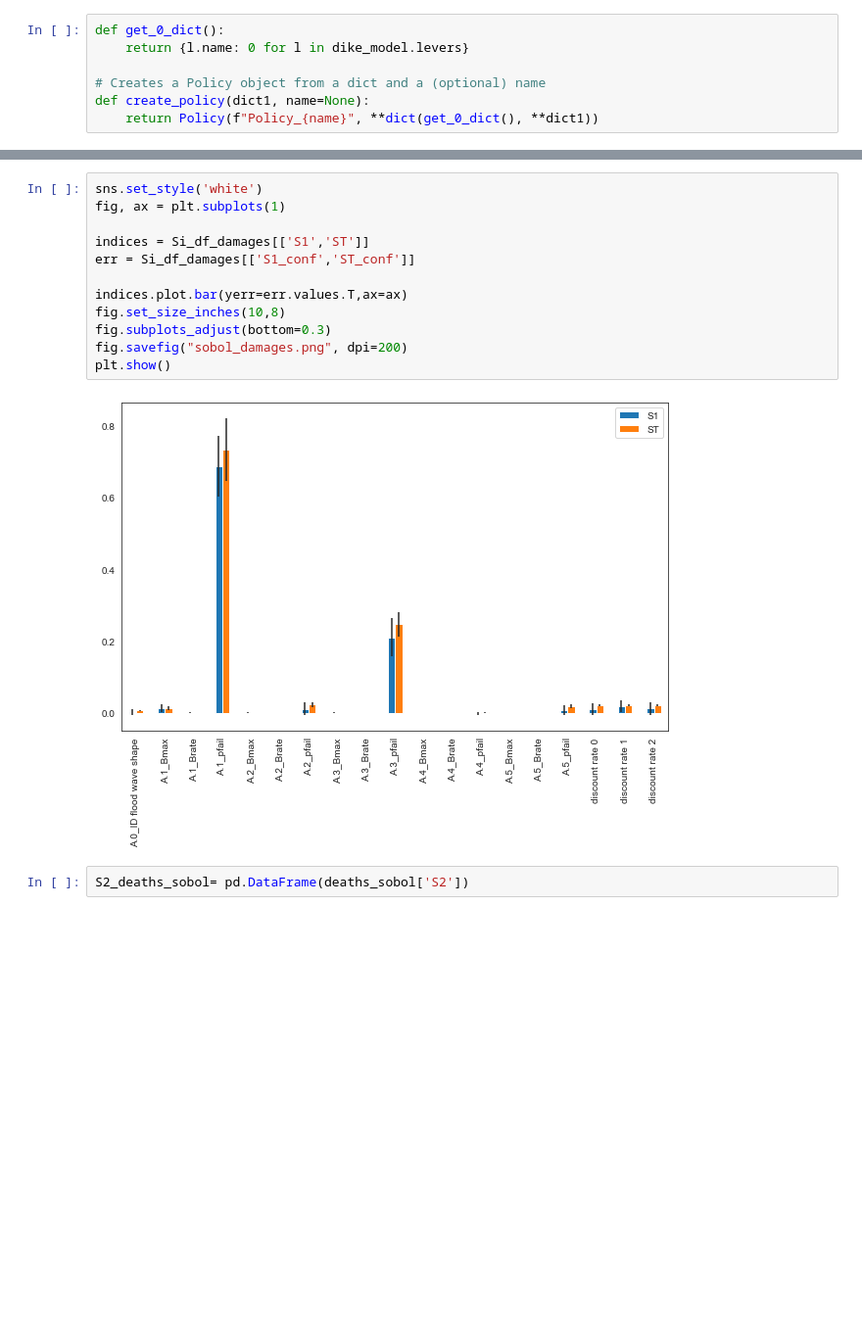
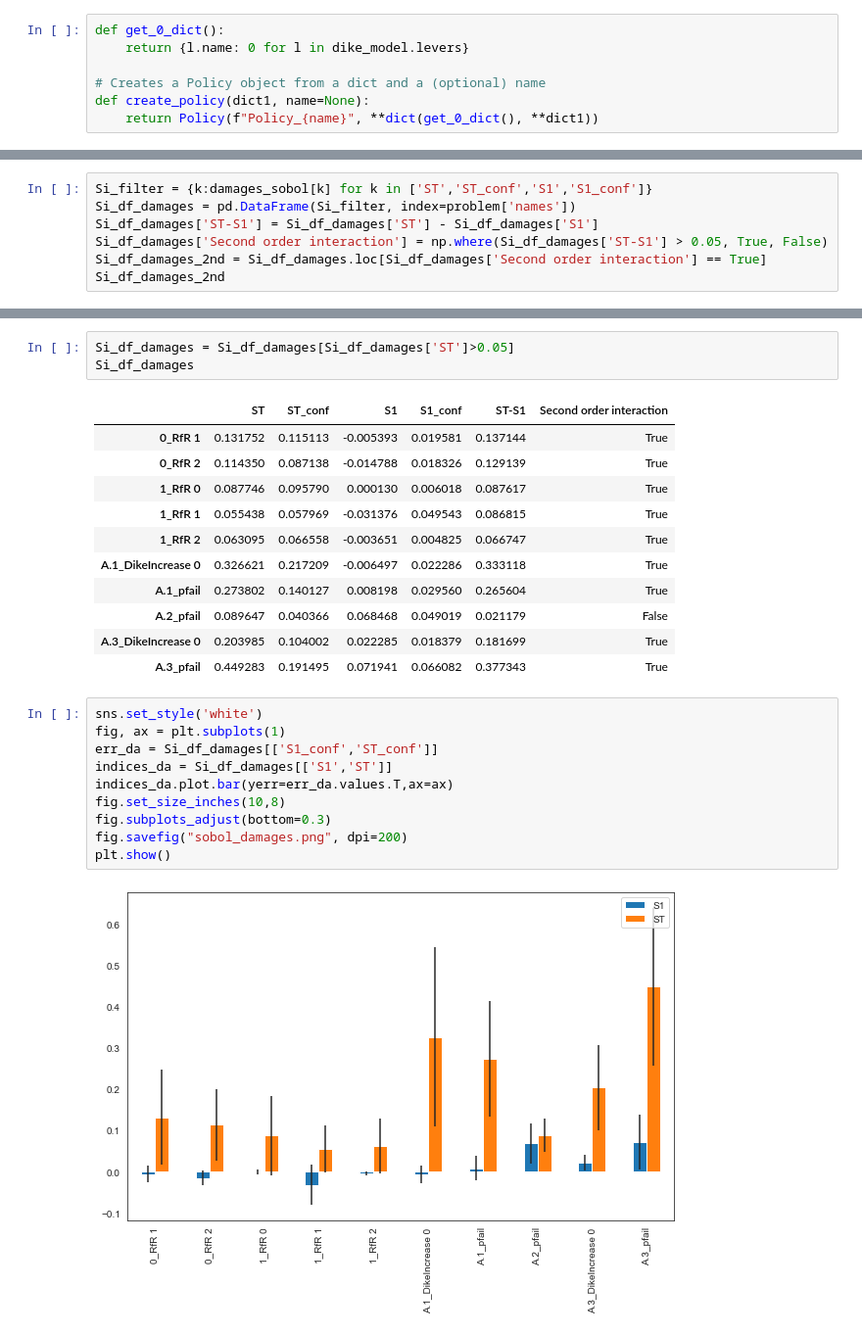
Before and after one commit to EwoutH/modelbased-g13, a Jupyter notebook: Sobol G13.ipynb, the cells around one changed output, grey strips where cells are left out. Shown: that part at 98% size. Saved outputs shown, nothing was run; the diff lists cells and outputs as text; blank space fills up the shorter version.

```diff
--- a/Sobol G13.ipynb
+++ b/Sobol G13.ipynb
@@ -195,0 +182,7 @@ Si_df_damages
+# %%
+Si_filter = {k:damages_sobol[k] for k in ['ST','ST_conf','S1','S1_conf']}
+Si_df_damages = pd.DataFrame(Si_filter, index=problem['names'])
+Si_df_damages['ST-S1'] = Si_df_damages['ST'] - Si_df_damages['S1']
+Si_df_damages['Second order interaction'] = np.where(Si_df_damages['ST-S1'] > 0.05, True, False)
+Si_df_damages_2nd = Si_df_damages.loc[Si_df_damages['Second order interaction'] == True]
+Si_df_damages_2nd
@@ -196,16 +212,27 @@ Si_df_damages
 # %%
-sns.set_style('white')
-fig, ax = plt.subplots(1)
-
-indices = Si_df_damages[['S1','ST']]
-err = Si_df_damages[['S1_conf','ST_conf']]
-
-indices.plot.bar(yerr=err.values.T,ax=ax)
-fig.set_size_inches(10,8)
-fig.subplots_adjust(bottom=0.3)
-fig.savefig("sobol_damages.png", dpi=200)
-plt.show()
+Si_df_damages = Si_df_damages[Si_df_damages['ST']>0.05]
+Si_df_damages
 # %% [output]
-[figure, removed]
+|  | ST | ST_conf | S1 | S1_conf | ST-S1 | Second order interaction |
+| 0_RfR 1 | 0.131752 | 0.115113 | -0.005393 | 0.019581 | 0.137144 | True |
+| 0_RfR 2 | 0.114350 | 0.087138 | -0.014788 | 0.018326 | 0.129139 | True |
+| 1_RfR 0 | 0.087746 | 0.095790 | 0.000130 | 0.006018 | 0.087617 | True |
+| 1_RfR 1 | 0.055438 | 0.057969 | -0.031376 | 0.049543 | 0.086815 | True |
+| 1_RfR 2 | 0.063095 | 0.066558 | -0.003651 | 0.004825 | 0.066747 | True |
+| A.1_DikeIncrease 0 | 0.326621 | 0.217209 | -0.006497 | 0.022286 | 0.333118 | True |
+| A.1_pfail | 0.273802 | 0.140127 | 0.008198 | 0.029560 | 0.265604 | True |
+| A.2_pfail | 0.089647 | 0.040366 | 0.068468 | 0.049019 | 0.021179 | False |
+| A.3_DikeIncrease 0 | 0.203985 | 0.104002 | 0.022285 | 0.018379 | 0.181699 | True |
+| A.3_pfail | 0.449283 | 0.191495 | 0.071941 | 0.066082 | 0.377343 | True |
-# %%
-S2_deaths_sobol= pd.DataFrame(deaths_sobol['S2'])
+# %%
+sns.set_style('white')
+fig, ax = plt.subplots(1)
+err_da = Si_df_damages[['S1_conf','ST_conf']]
+indices_da = Si_df_damages[['S1','ST']]
+indices_da.plot.bar(yerr=err_da.values.T,ax=ax)
+fig.set_size_inches(10,8)
+fig.subplots_adjust(bottom=0.3)
+fig.savefig("sobol_damages.png", dpi=200)
+plt.show()
+# %% [output]
+[figure, added]
```
Also changed, not shown: parts of 30 cells of this notebook, 5 other files.
